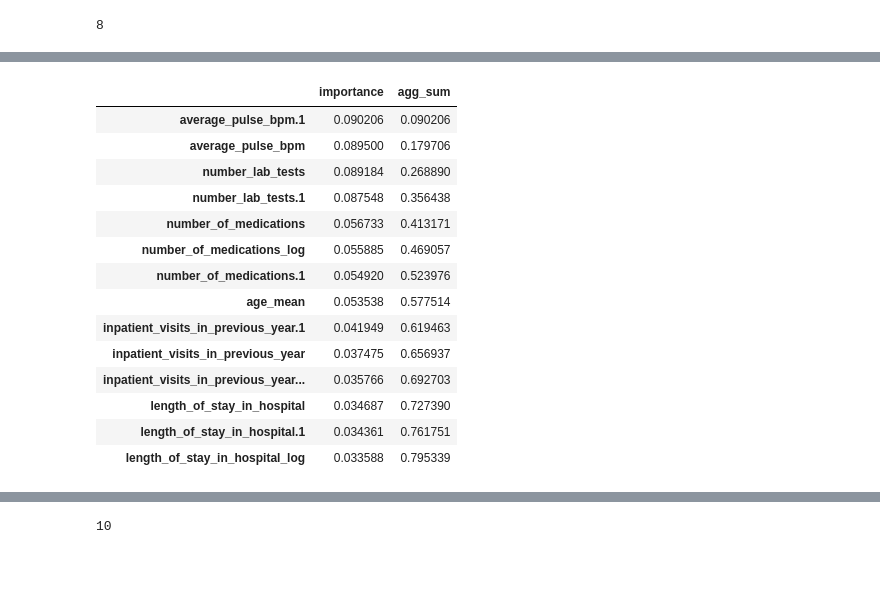
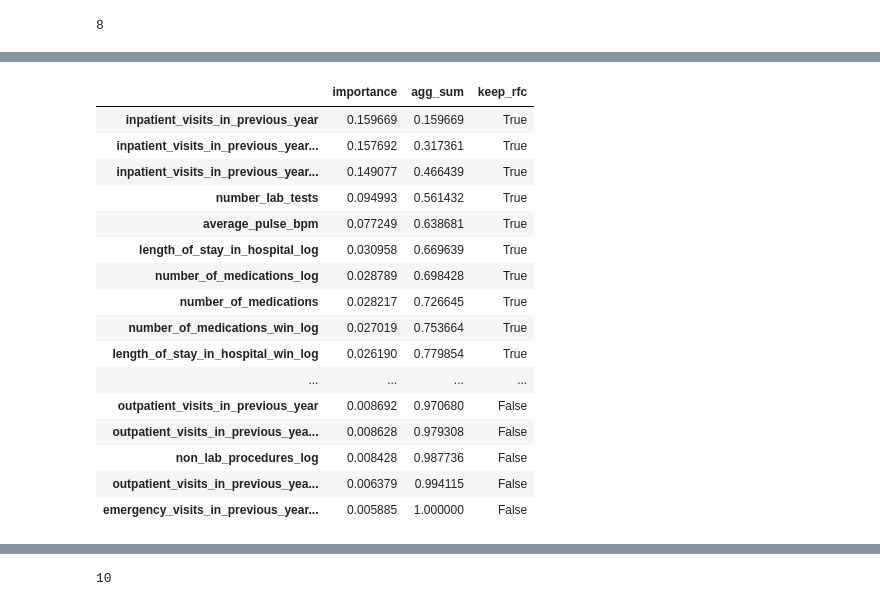
Before and after one commit to FabianRomero6/hospital-readmission-v2, a Jupyter notebook: notebooks/feature-selection.ipynb, the cells around one changed output, grey strips where cells are left out. Cells and saved outputs as stored; diff of their text form; code cells hidden in the pictures; blank space fills up the shorter version.

```diff
--- a/notebooks/feature-selection.ipynb
+++ b/notebooks/feature-selection.ipynb
@@ -461,5 +173,5 @@ plt.show()
 # %%
-model = LogisticRegression()
-rfe = RFE(estimator = model, n_features_to_select = 14)
-rfe.fit_transform(X = X_rand, y = y_balanced)
+model = GradientBoostingClassifier()
+rfe = RFE(estimator = model, n_features_to_select = 8)
+rfe.fit_transform(X_rand, y_train)
 # %% [output]
@@ -536,7 +232,7 @@ len(metric_to_keep)
 8
 # %%
 lasso_cv = ElasticNetCV(cv=10)
-lasso_cv.fit(X_rand, y_balanced)
+lasso_cv.fit(X_rand, y_train)
 feature_names = X_rand.columns
 coefficients = lasso_cv.coef_
 
@@ -569,27 +293,29 @@ lasso_to_keep = ['age_mean', 'average_pulse_bpm',
        'number_diagnoses_log', 'number_lab_tests.1',
        'number_of_medications_log', 'outpatient_visits_in_previous_year']
 # %%
-rf_classifier = RandomForestClassifier(n_estimators=100, random_state=69, max_features='sqrt', max_samples=0.6)
+rf_classifier = RandomForestClassifier(n_estimators=100, random_state=69, max_depth=8, min_samples_split=16, max_samples=0.6, max_features=None)
 # %%
-importances = rf_classifier.fit(X_rand, y_balanced).feature_importances_
+importances = rf_classifier.fit(X_rand, y_train).feature_importances_
 # %%
-all_importance = pd.DataFrame(importances, columns=['importance'], index = X_r.columns).sort_values(by='importance', ascending=False)
+all_importance = pd.DataFrame(importances, columns=['importance'], index = X_rand.columns).sort_values(by='importance', ascending=False)
 all_importance['agg_sum'] = all_importance['importance'].cumsum()
-all_importance = all_importance[all_importance['agg_sum'] <= 0.8]
+all_importance['keep_rfc'] = all_importance['agg_sum'] <= 0.8
 all_importance
 # %% [output]
-|  | importance | agg_sum |
-| average_pulse_bpm.1 | 0.090206 | 0.090206 |
-| average_pulse_bpm | 0.089500 | 0.179706 |
-| number_lab_tests | 0.089184 | 0.268890 |
-| number_lab_tests.1 | 0.087548 | 0.356438 |
-| number_of_medications | 0.056733 | 0.413171 |
-| number_of_medications_log | 0.055885 | 0.469057 |
-| number_of_medications.1 | 0.054920 | 0.523976 |
-| age_mean | 0.053538 | 0.577514 |
-| inpatient_visits_in_previous_year.1 | 0.041949 | 0.619463 |
-| inpatient_visits_in_previous_year | 0.037475 | 0.656937 |
-| inpatient_visits_in_previous_year... | 0.035766 | 0.692703 |
-| length_of_stay_in_hospital | 0.034687 | 0.727390 |
-| length_of_stay_in_hospital.1 | 0.034361 | 0.761751 |
-| length_of_stay_in_hospital_log | 0.033588 | 0.795339 |
+|  | importance | agg_sum | keep_rfc |
+| inpatient_visits_in_previous_year | 0.159669 | 0.159669 | True |
+| inpatient_visits_in_previous_year... | 0.157692 | 0.317361 | True |
+| inpatient_visits_in_previous_year... | 0.149077 | 0.466439 | True |
+| number_lab_tests | 0.094993 | 0.561432 | True |
+| average_pulse_bpm | 0.077249 | 0.638681 | True |
+| length_of_stay_in_hospital_log | 0.030958 | 0.669639 | True |
+| number_of_medications_log | 0.028789 | 0.698428 | True |
+| number_of_medications | 0.028217 | 0.726645 | True |
+| number_of_medications_win_log | 0.027019 | 0.753664 | True |
+| length_of_stay_in_hospital_win_log | 0.026190 | 0.779854 | True |
+| ... | ... | ... | ... |
+| outpatient_visits_in_previous_year | 0.008692 | 0.970680 | False |
+| outpatient_visits_in_previous_yea... | 0.008628 | 0.979308 | False |
+| non_lab_procedures_log | 0.008428 | 0.987736 | False |
+| outpatient_visits_in_previous_yea... | 0.006379 | 0.994115 | False |
+| emergency_visits_in_previous_year... | 0.005885 | 1.000000 | False |
```
Also changed, not shown: parts of 59 cells of this notebook, 4 other files.
